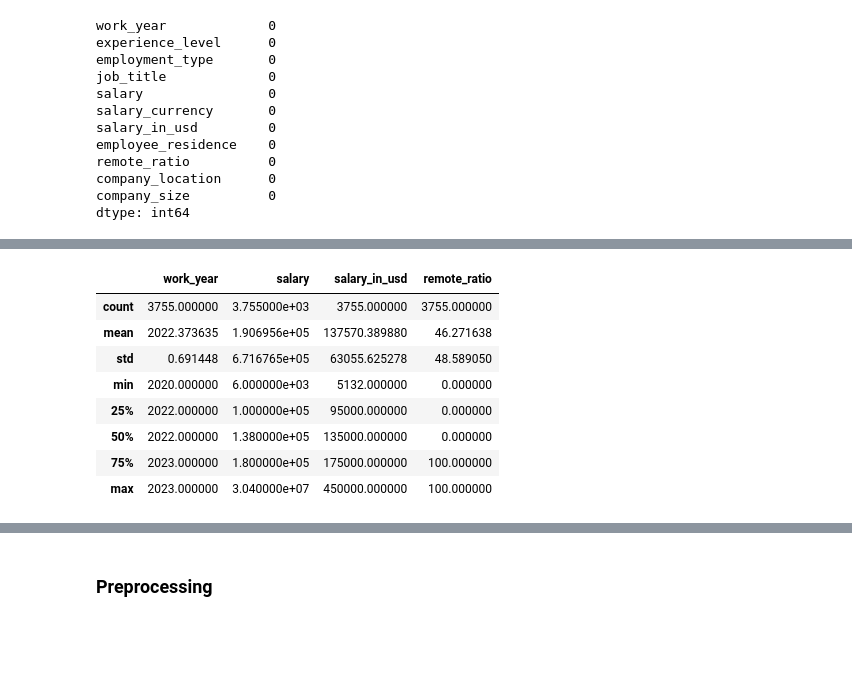
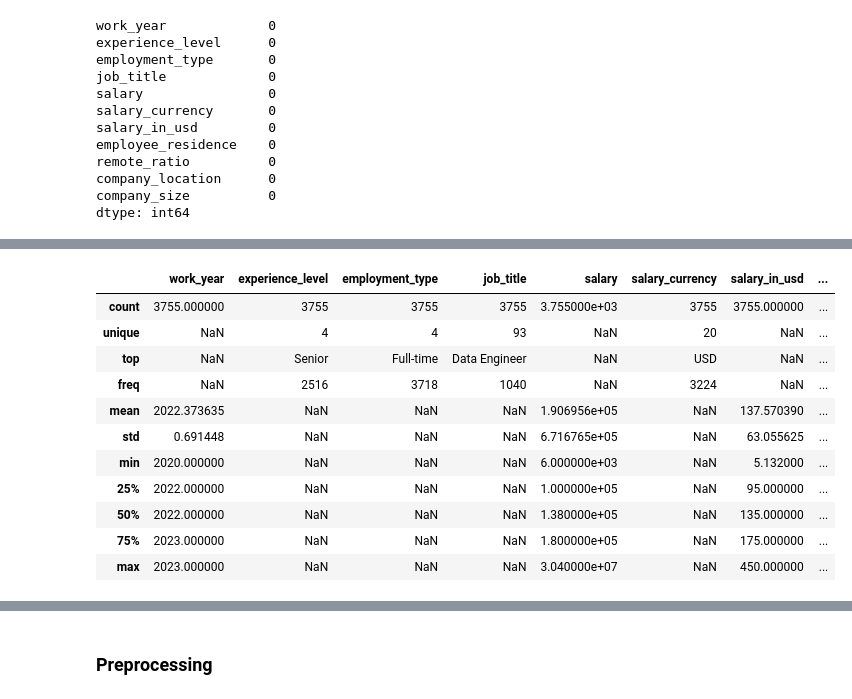
Before and after one commit to ahmedbasemdev/Corelia, a Jupyter notebook: Task 5 - EDA/Code.ipynb, the cells around one changed output, grey strips where cells are left out. Drawn from its saved outputs; the diff is of its cells as text; code cells hidden in the pictures; blank space fills up the shorter version.

```diff
--- a/Task 5 - EDA/Code.ipynb
+++ b/Task 5 - EDA/Code.ipynb
@@ -95,12 +95,15 @@ data.head()
 # %%
-data.describe()
+data.describe(include='all')
 # %% [output]
-|  | work_year | salary | salary_in_usd | remote_ratio |
-| count | 3755.000000 | 3.755000e+03 | 3755.000000 | 3755.000000 |
-| mean | 2022.373635 | 1.906956e+05 | 137570.389880 | 46.271638 |
-| std | 0.691448 | 6.716765e+05 | 63055.625278 | 48.589050 |
-| min | 2020.000000 | 6.000000e+03 | 5132.000000 | 0.000000 |
-| 25% | 2022.000000 | 1.000000e+05 | 95000.000000 | 0.000000 |
-| 50% | 2022.000000 | 1.380000e+05 | 135000.000000 | 0.000000 |
-| 75% | 2023.000000 | 1.800000e+05 | 175000.000000 | 100.000000 |
-| max | 2023.000000 | 3.040000e+07 | 450000.000000 | 100.000000 |
+|  | work_year | experience_level | employment_type | job_title | salary | salary_currency | salary_in_usd | ... |
+| count | 3755.000000 | 3755 | 3755 | 3755 | 3.755000e+03 | 3755 | 3755.000000 | ... |
+| unique | NaN | 4 | 4 | 93 | NaN | 20 | NaN | ... |
+| top | NaN | Senior | Full-time | Data Engineer | NaN | USD | NaN | ... |
+| freq | NaN | 2516 | 3718 | 1040 | NaN | 3224 | NaN | ... |
+| mean | 2022.373635 | NaN | NaN | NaN | 1.906956e+05 | NaN | 137.570390 | ... |
+| std | 0.691448 | NaN | NaN | NaN | 6.716765e+05 | NaN | 63.055625 | ... |
+| min | 2020.000000 | NaN | NaN | NaN | 6.000000e+03 | NaN | 5.132000 | ... |
+| 25% | 2022.000000 | NaN | NaN | NaN | 1.000000e+05 | NaN | 95.000000 | ... |
+| 50% | 2022.000000 | NaN | NaN | NaN | 1.380000e+05 | NaN | 135.000000 | ... |
+| 75% | 2023.000000 | NaN | NaN | NaN | 1.800000e+05 | NaN | 175.000000 | ... |
+| max | 2023.000000 | NaN | NaN | NaN | 3.040000e+07 | NaN | 450.000000 | ... |
```
Also changed, not shown: parts of 76 cells of this notebook.
